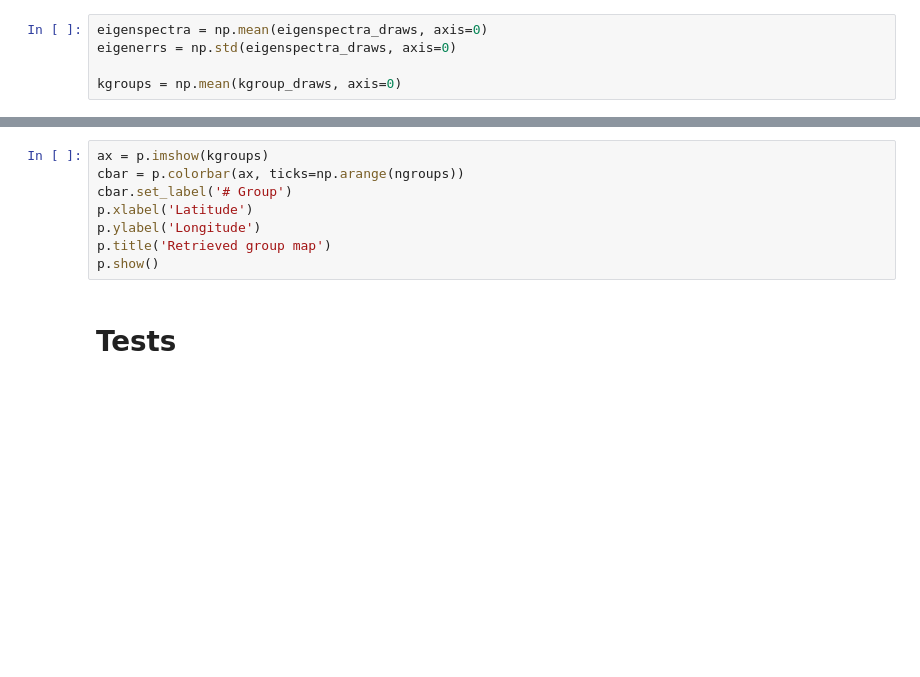
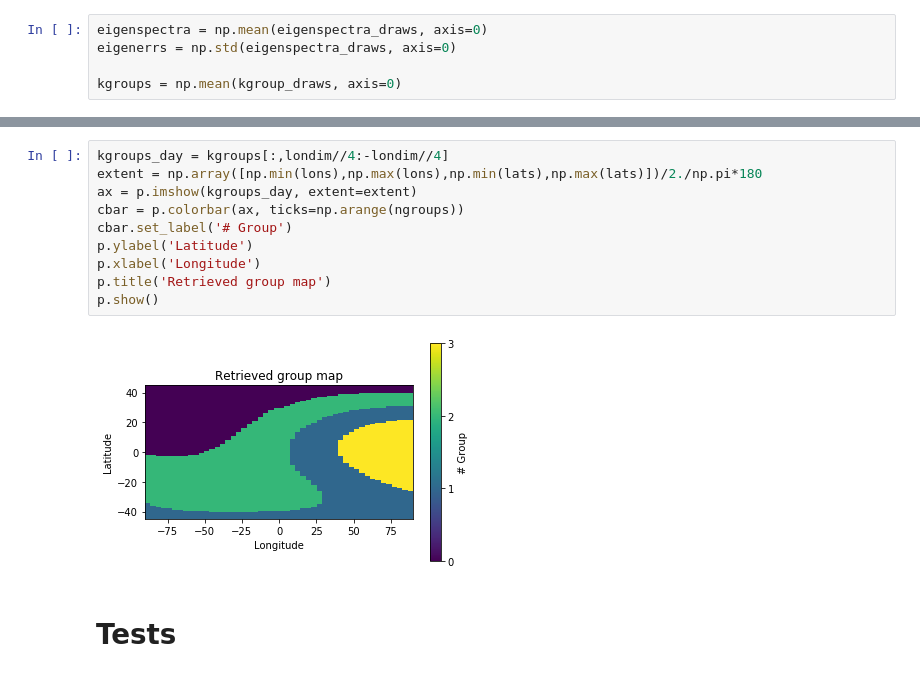
Before and after one commit to multidworlds/eigenspectra, a Jupyter notebook: master.ipynb, the cells around one changed output, grey strips where cells are left out. Drawn from its saved outputs; the diff is of its cells as text; blank space fills up the shorter version.

```diff
--- a/master.ipynb
+++ b/master.ipynb
@@ -87,11 +98,15 @@ AssertionError:
 # %%
-ax = p.imshow(kgroups)
+kgroups_day = kgroups[:,londim//4:-londim//4]
+extent = np.array([np.min(lons),np.max(lons),np.min(lats),np.max(lats)])/2./np.pi*180
+ax = p.imshow(kgroups_day, extent=extent)
 cbar = p.colorbar(ax, ticks=np.arange(ngroups))
 cbar.set_label('# Group')
-p.xlabel('Latitude')
-p.ylabel('Longitude')
+p.ylabel('Latitude')
+p.xlabel('Longitude')
 p.title('Retrieved group map')
 p.show()
+# %% [output]
+[figure, added]
 # %% [markdown]
 # Tests
 # %% [markdown]
```
Also changed, not shown: parts of 12 cells of this notebook.
